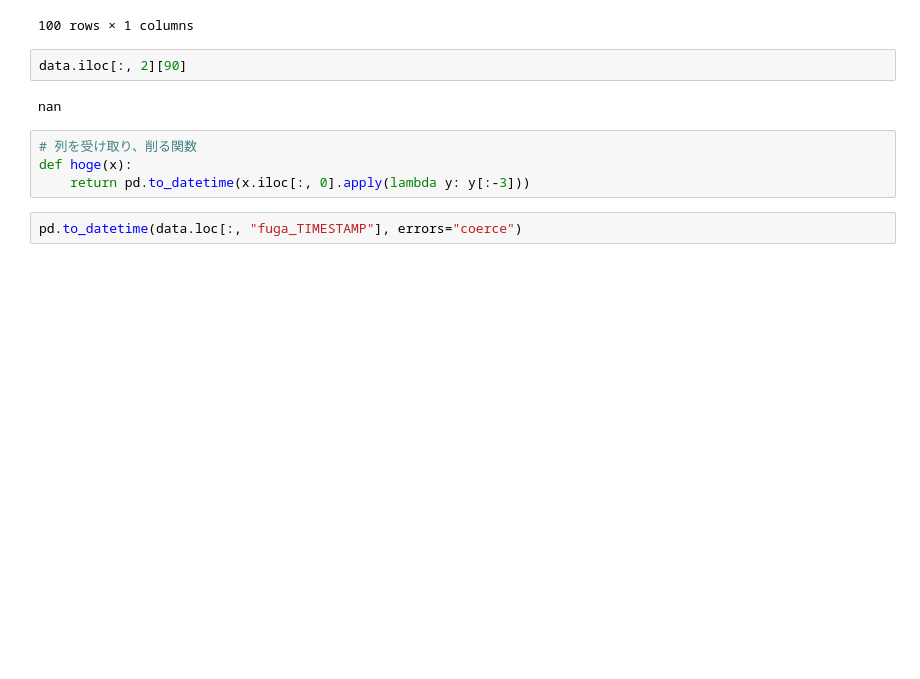
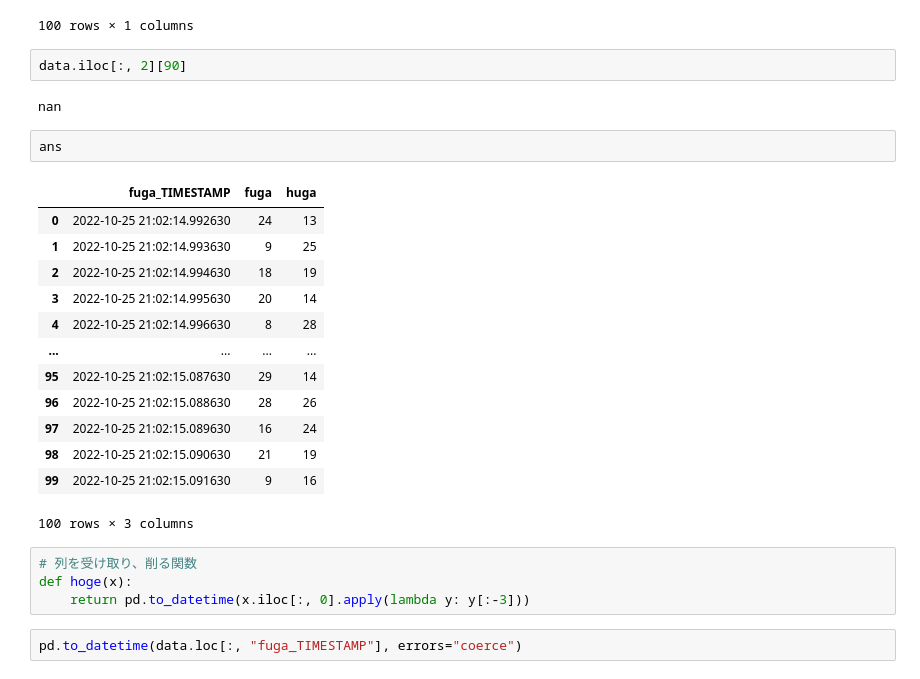
Before and after one commit to touka-aoi/electron-study, a Jupyter notebook: testCode/pdChange.ipynb, the cells around one changed output. Drawn from its saved outputs; the diff is of its cells as text; blank space fills up the shorter version.

```diff
--- a/testCode/pdChange.ipynb
+++ b/testCode/pdChange.ipynb
@@ -171,6 +171,22 @@ final
 data.iloc[:, 2][90]
 # %% [output]
 nan
+# %%
+ans
+# %% [output]
+|  | fuga_TIMESTAMP | fuga | huga |
+| 0 | 2022-10-25 21:02:14.992630 | 24 | 13 |
+| 1 | 2022-10-25 21:02:14.993630 | 9 | 25 |
+| 2 | 2022-10-25 21:02:14.994630 | 18 | 19 |
+| 3 | 2022-10-25 21:02:14.995630 | 20 | 14 |
+| 4 | 2022-10-25 21:02:14.996630 | 8 | 28 |
+| ... | ... | ... | ... |
+| 95 | 2022-10-25 21:02:15.087630 | 29 | 14 |
+| 96 | 2022-10-25 21:02:15.088630 | 28 | 26 |
+| 97 | 2022-10-25 21:02:15.089630 | 16 | 24 |
+| 98 | 2022-10-25 21:02:15.090630 | 21 | 19 |
+| 99 | 2022-10-25 21:02:15.091630 | 9 | 16 |
+100 rows × 3 columns
 # %%
 # 列を受け取り、削る関数
 def hoge(x):
```
Also changed, not shown: parts of 9 cells of this notebook.
